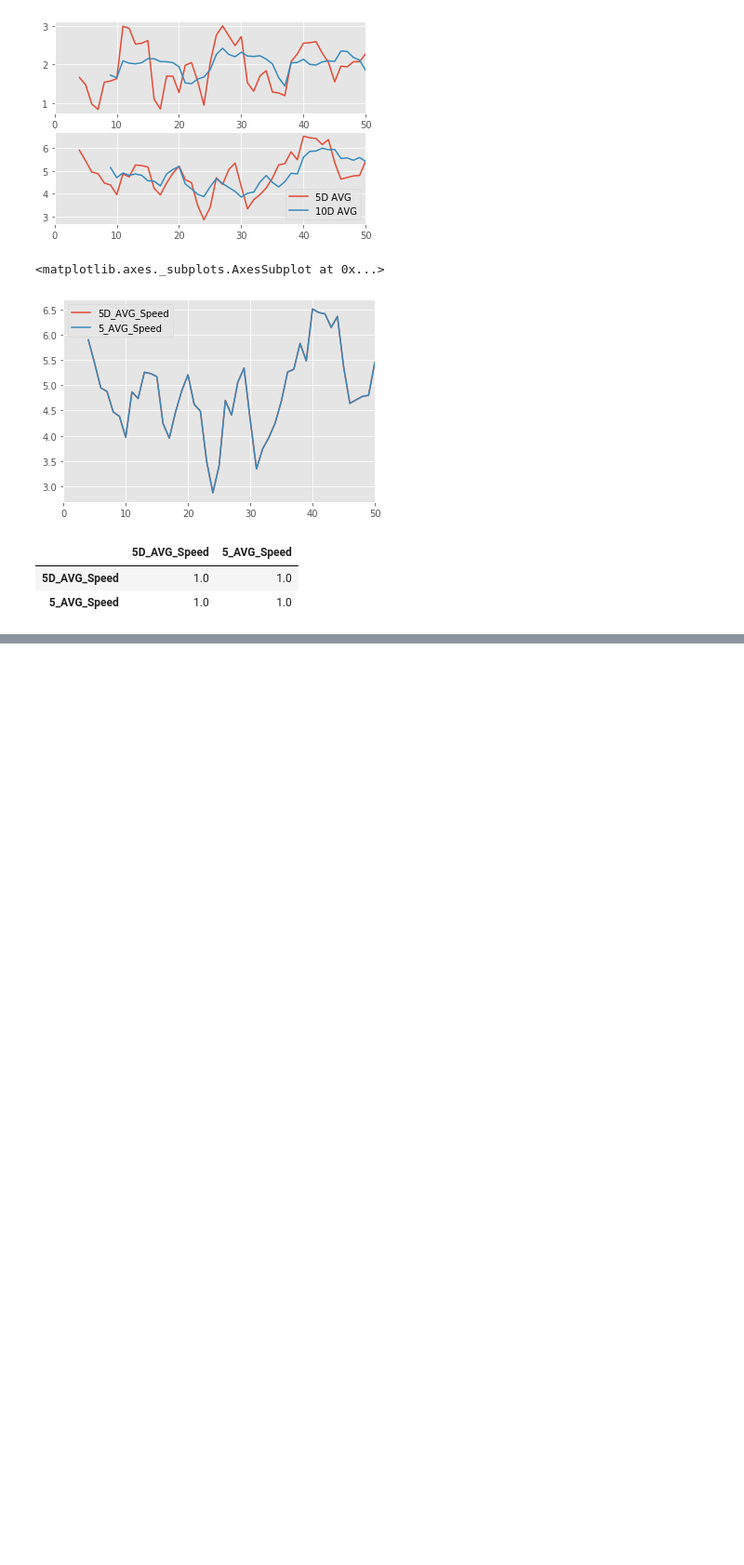
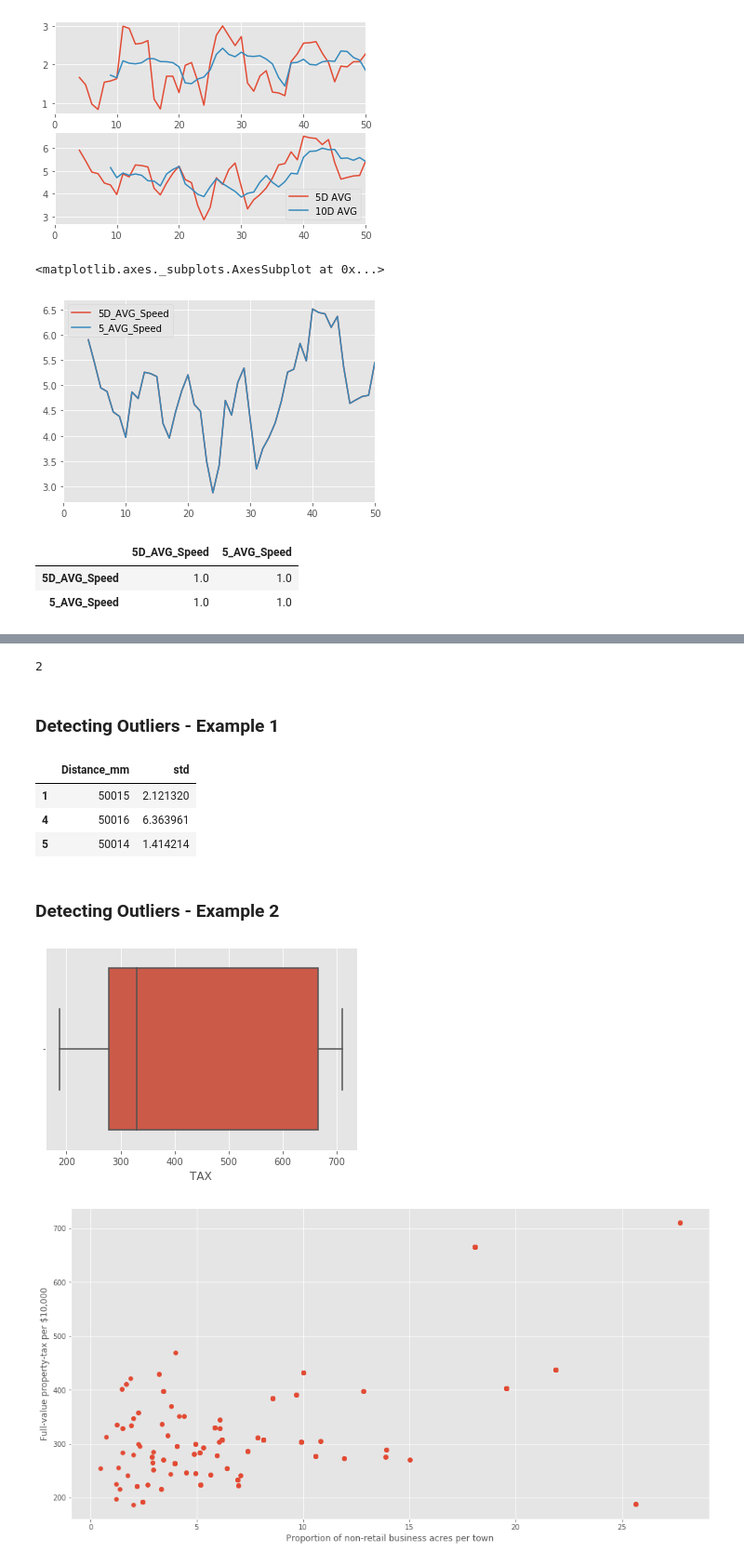
Before and after one commit to cmj123/BecomeAProfessionalPythonProgrammer, a Jupyter notebook: data_analysis_python_pandas/data_analysis_with_python_pandas.ipynb, the cells around one changed output, grey strips where cells are left out. Shown at 93% size. Saved outputs shown, nothing was run; the diff lists cells and outputs as text; code cells hidden in the pictures; blank space fills up the shorter version.

Commit message:
Handling missing data and outliers

```diff
--- a/data_analysis_python_pandas/data_analysis_with_python_pandas.ipynb
+++ b/data_analysis_python_pandas/data_analysis_with_python_pandas.ipynb
@@ -214,0 +242,55 @@ data[['5D_AVG_Speed', '5_AVG_Speed']].corr()
+# %%
+one_pct
+# %% [output]
+2
+# %% [markdown]
+### Detecting Outliers - Example 1
+# %%
+import pandas as pd
+import matplotlib.pyplot as plt
+from matplotlib import style
+%matplotlib inline
+
+style.use('ggplot')
+
+bridge_reading = {'Distance_mm':[50012, 50015, 5024012, 50007, 50016, 50014]}
+df = pd.DataFrame(bridge_reading)
+# df.boxplot(column='Distance_mm')
+# plt.show()
+# stats = df.describe()
+# print(stats)
+# print(stats['Distance_mm']['std'])
+df['std'] = df['Distance_mm'].rolling(2).std()
+df = df[df['std'] < 50]
+df
+# %% [output]
+|  | Distance_mm | std |
+| 1 | 50015 | 2.121320 |
+| 4 | 50016 | 6.363961 |
+| 5 | 50014 | 1.414214 |
+# %% [markdown]
+### Detecting Outliers - Example 2
+# %%
+from sklearn.datasets import load_boston
+import seaborn as sns
+
+boston = load_boston()
+x = boston.data
+y = boston.target
+columns = boston.feature_names
+
+# Create the dataframe
+boston_df = pd.DataFrame(boston.data)
+boston_df.columns = columns
+boston_df.head()
+
+sns.boxplot(x=boston_df['TAX'])
+
+fig, ax = plt.subplots(figsize=(16, 8))
+ax.scatter(boston_df['INDUS'], boston_df['TAX'])
+ax.set_xlabel('Proportion of non-retail business acres per town')
+ax.set_ylabel('Full-value property-tax per $10,000')
+plt.show()
+# %% [output]
+[figure, added]
+[figure, added]
```
Also changed, not shown: parts of 9 cells of this notebook.
